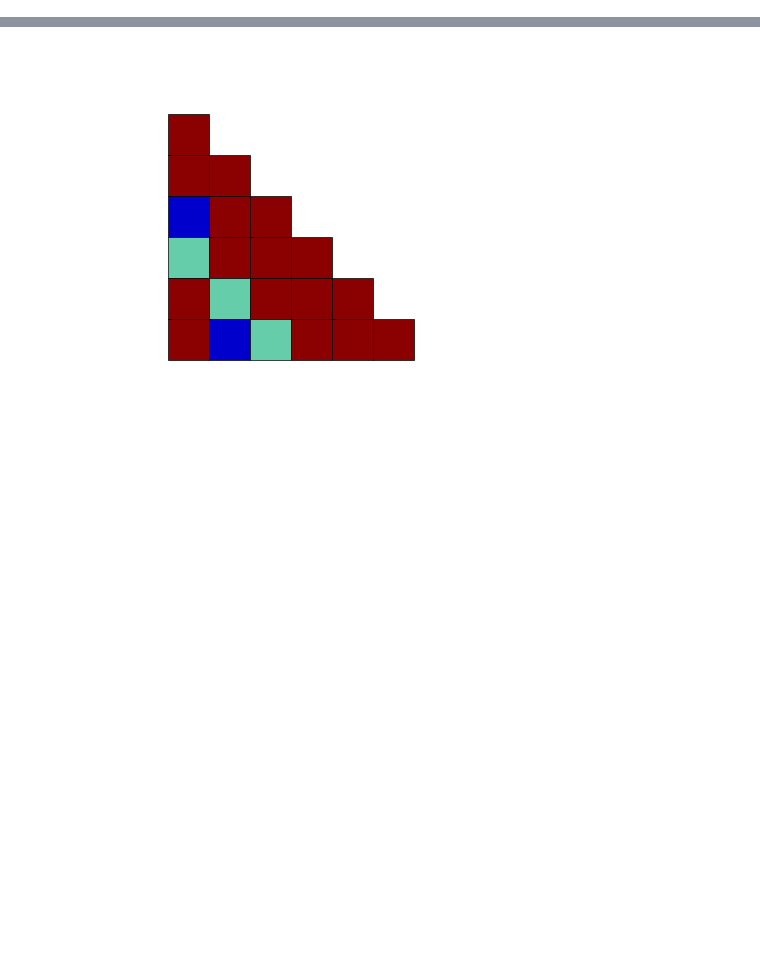
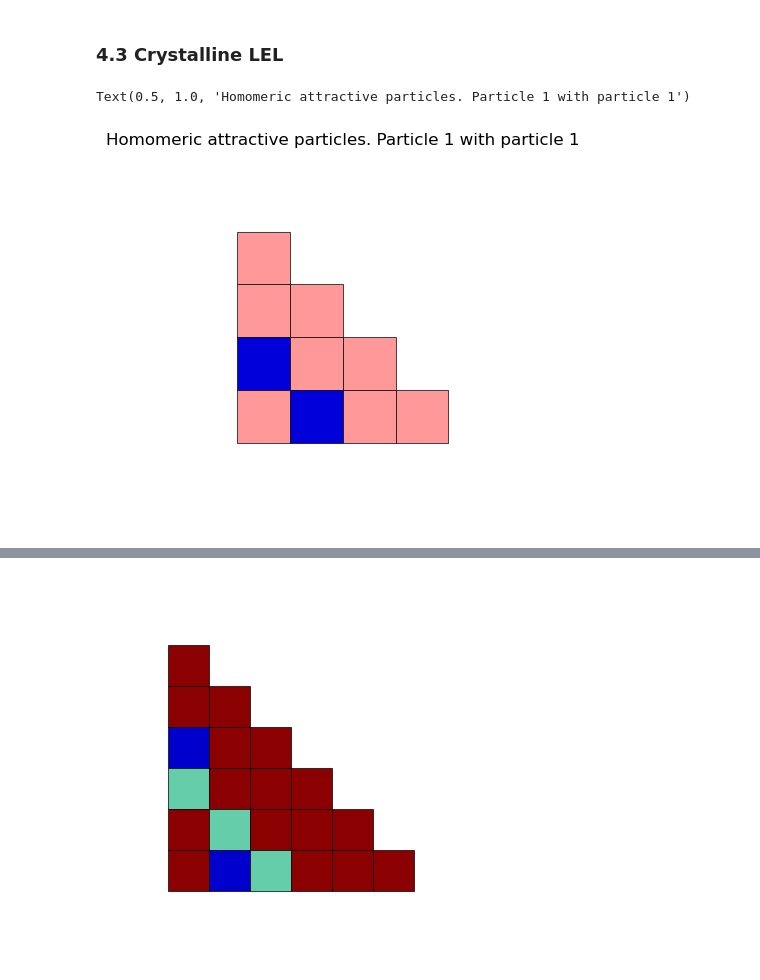
Before and after one commit to Soft-Biophysics-Group/VortexAssembly, a Jupyter notebook: VortexAssembly.ipynb, the cells around one changed output, grey strips where cells are left out. Drawn from its saved outputs; the diff is of its cells as text; code cells hidden in the pictures; blank space fills up the shorter version.

```diff
--- a/VortexAssembly.ipynb
+++ b/VortexAssembly.ipynb
@@ -71,0 +203,21 @@ To show to which interactions each entry corresponds to, it visualizes the inter
+# %% [markdown]
+### 4.3 Crystalline LEL
+# %%
+designs = DesignLEL(lattice,NparticleTypes)
+visualization = LELrepresentation(lattice, NparticleTypes)
+
+attractions = [6,4,1]
+particlesEquivalent = True
+repulsion = 2
+LEL_crystal_homo = designs.LEL_crystal_homomeric(attractions, repulsion, particlesEquivalent=particlesEquivalent)
+
+LEL_crystal_homo_short = designs.cut_LEL(LEL_crystal_homo)
+
+particle1 = 1 #you can change this
+particle2 = 1
+#visualization.plot_matrix(LEL_crystal_homo_short , p1=particle1, p2=particle2, fullMatrix=False, maxi=20)
+visualization.plot_matrix(LEL_crystal_homo_short , fullMatrix=False, maxi=20)
+plt.title('Homomeric attractive particles. Particle '+str(particle1)+' with particle '+str(particle2), fontsize=12)
+# %% [output]
+Text(0.5, 1.0, 'Homomeric attractive particles. Particle 1 with particle 1')
+[figure, added]
```
Also changed, not shown: parts of 74 cells of this notebook.
